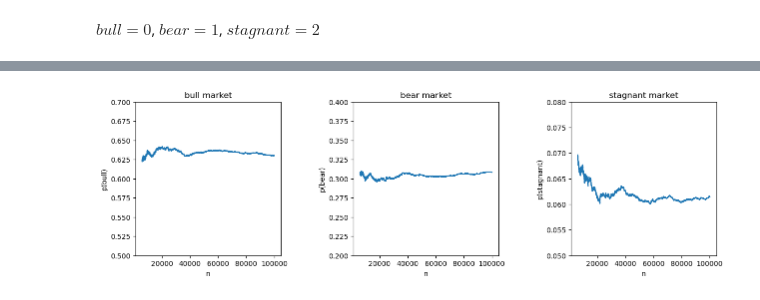
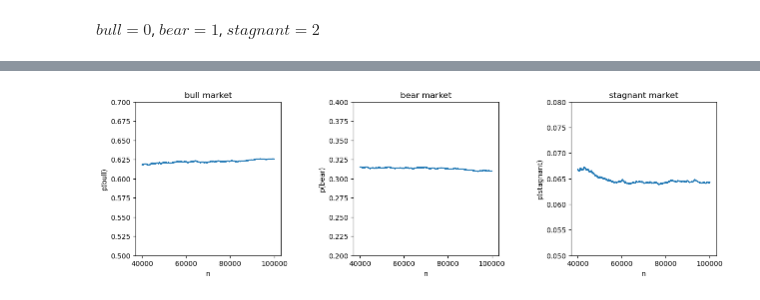
Before and after one commit to Giulia-Foroni/astrostatistics, a Jupyter notebook: lez10/weather.ipynb, the cells around one changed output, grey strips where cells are left out. Saved outputs shown, nothing was run; the diff lists cells and outputs as text; code cells hidden in the pictures.

```diff
--- a/lez10/weather.ipynb
+++ b/lez10/weather.ipynb
@@ -215,28 +215,28 @@ plt.show()
 # %%
-burn = 6000
+burn = 40000
 
 fig, axes = plt.subplots(1,3, figsize=(15,4))
 fig.subplots_adjust(wspace=0.5)
 
 axes[0].plot(n[burn:],bull[burn:]/n[burn:])
 axes[0].set_xlabel('n')
 axes[0].set_ylabel('p(bull)')
 axes[0].set_title('bull market')
 axes[0].set_ylim(0.5,0.7)
 
 axes[1].plot(n[burn:],bear[burn:]/n[burn:])
 axes[1].set_xlabel('n')
 axes[1].set_ylabel('p(bear)')
 axes[1].set_title('bear market')
 axes[1].set_ylim(0.2,0.4)
 
 axes[2].plot(n[burn:],stagnant[burn:]/n[burn:])
 axes[2].set_xlabel('n')
 axes[2].set_ylabel('p(stagnant)')
 axes[2].set_title('stagnant market')
 axes[2].set_ylim(0.05,0.08)
 
 plt.show()
 # %% [output]
-[figure, old version]
+[figure, new version]
 # %%
```
Also changed, not shown: parts of 7 cells of this notebook, 1 other file.
